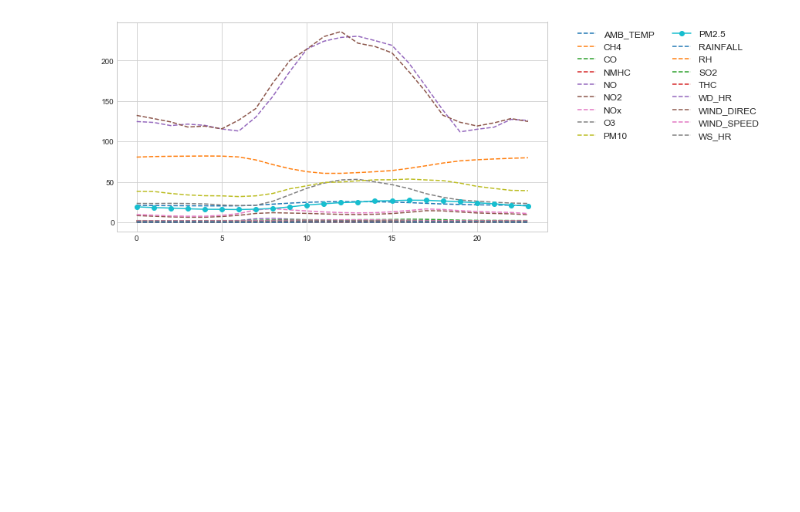
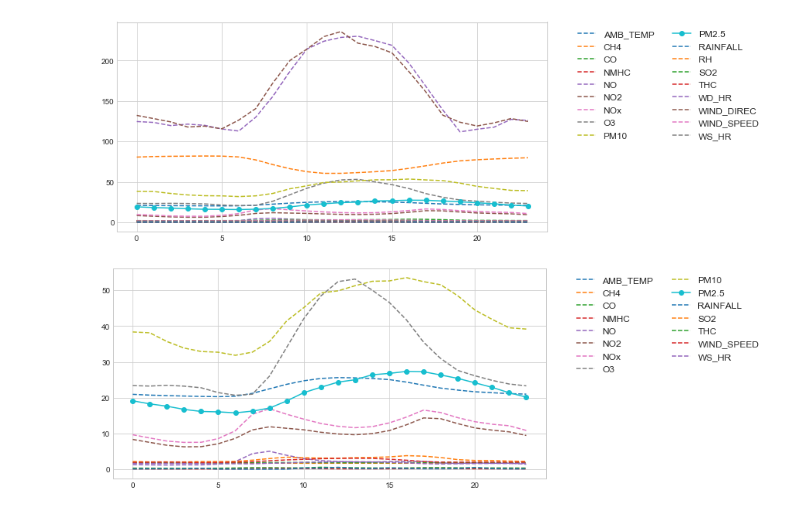
Before and after one commit to RichoHan/machine-learning, a Jupyter notebook: session-1-pm2.5-prediction/data-overview.ipynb, the cells around one changed output. Drawn from its saved outputs; the diff is of its cells as text; code cells hidden in the pictures; blank space fills up the shorter version.

```diff
--- a/session-1-pm2.5-prediction/data-overview.ipynb
+++ b/session-1-pm2.5-prediction/data-overview.ipynb
@@ -108,3 +108,31 @@ ax.legend(
 plt.show()
 # %% [output]
 [figure]
+# %%
+fig, ax = plt.subplots(figsize=(10, 5))
+
+features = data.groupby('測項')
+for (feature, group) in features:
+    outliers = ['WIND_DIREC', 'WD_HR', 'RH']
+    if feature in outliers:
+        continue
+    values = group.loc[:, '0':'23']
+    if feature == 'RAINFALL':
+        values = values.replace('NR', '0')
+    means = values.apply(pd.to_numeric).describe().loc['mean', :]
+    ax.plot(means, '-o' if feature == 'PM2.5' else '--', label=feature)
+#     ax.plot(means, '-o' if feature in outliers else '--', label=feature)
+
+from matplotlib.font_manager import FontProperties
+
+fontP = FontProperties()
+fontP.set_size('large')
+ax.legend(
+    loc=2,
+    ncol=2,
+    prop = fontP,
+    bbox_to_anchor=(1.05, 1)
+)
+plt.show()
+# %% [output]
+[figure, added]
```
Also changed, not shown: parts of 2 cells of this notebook, 1 other file.
